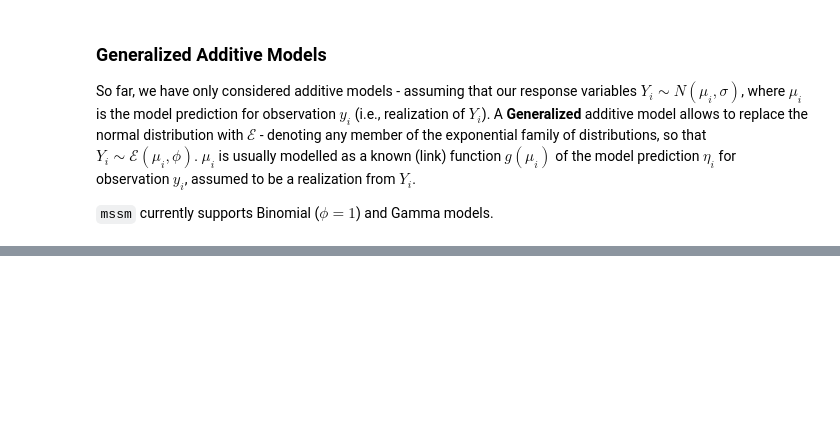
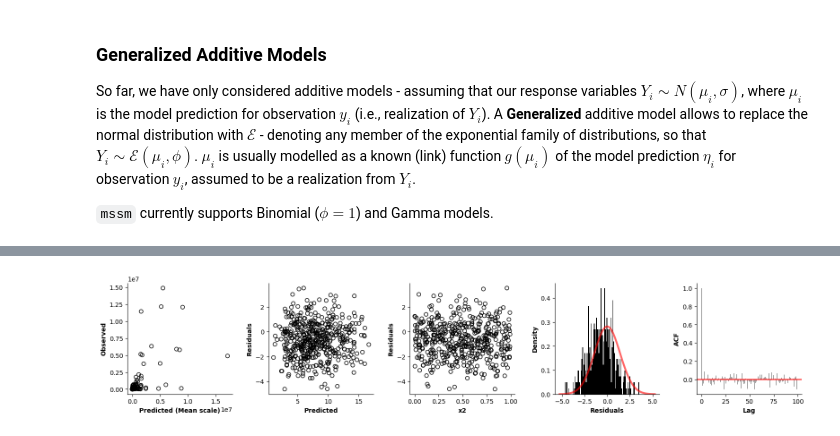
Before and after one commit to JoKra1/mssmViz, a Jupyter notebook: 1) GAMMs.ipynb, the cells around one changed output, grey strips where cells are left out. Drawn from its saved outputs; the diff is of its cells as text; code cells hidden in the pictures; blank space fills up the shorter version.

```diff
--- a/1) GAMMs.ipynb
+++ b/1) GAMMs.ipynb
@@ -960,0 +1009,12 @@ So far, we have only considered additive models - assuming that our response var
+# %%
+# Model validation remains just as crucial for GAMMS as it was for AMMS!
+# We can check the model by inspecting standardized (deviance) residuals (see Wood, 2017 for details) - if the model
+# is correctly specified, we can expect those to behave like N(0,\phi)!
+# So the same plots remain relevant. Note that for Binomial models, we can really not expect the deviance residuals to be N(0,\phi) -
+# but they should still be independent!
+fig = plt.figure(figsize=(5*single_size,single_size),layout='constrained')
+axs = fig.subplots(1,5,gridspec_kw={"wspace":0.1})
+plot_val(gamma_model,pred_viz=["x2"],resid_type="deviance",axs=axs)
+plt.show()
+# %% [output]
+[figure, added]
```
Also changed, not shown: parts of 38 cells of this notebook, 2 other files.
